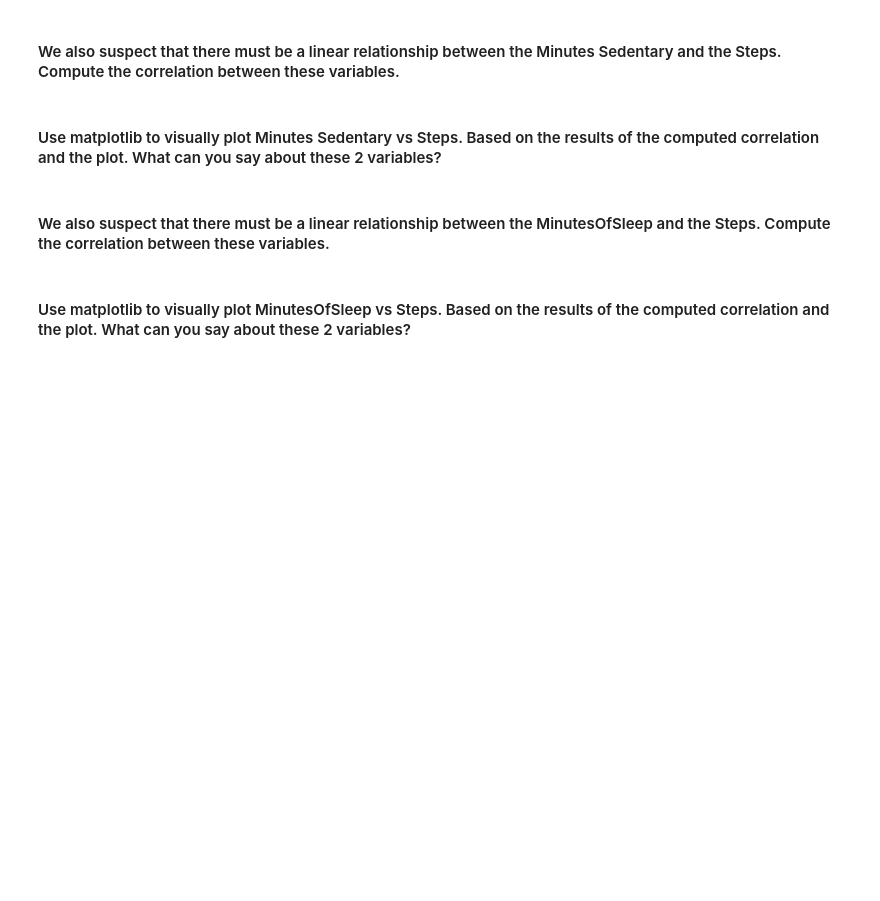
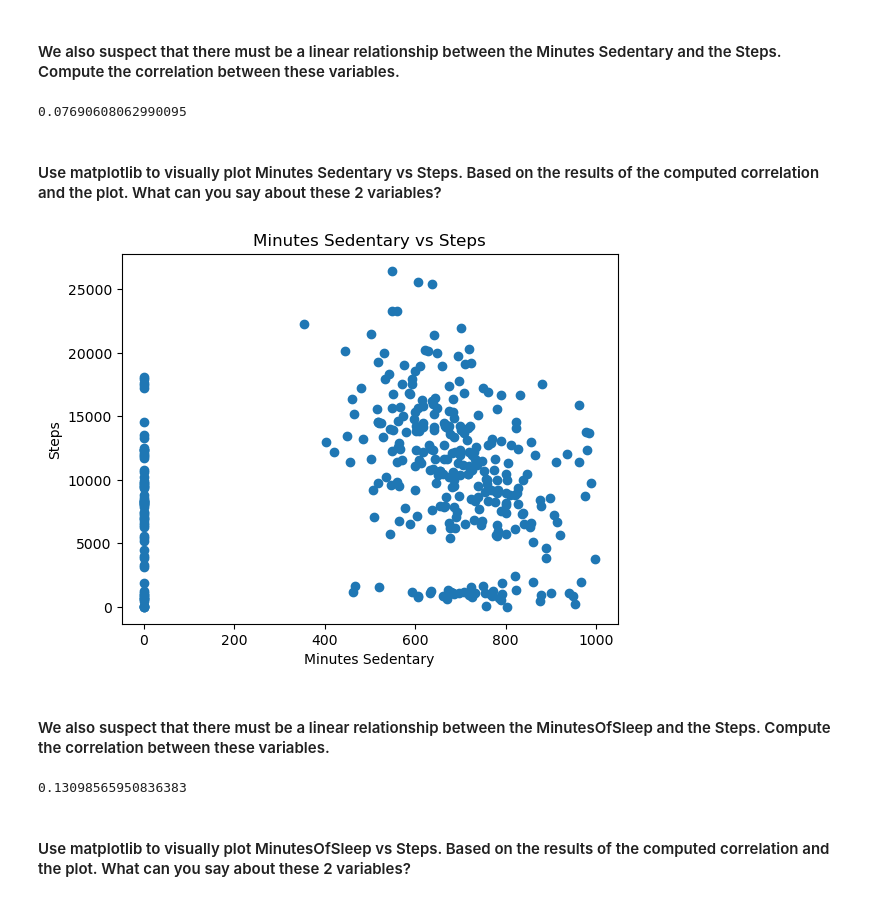
Before and after one commit to Ironhack-Data-Madrid-Abril-2023/5.1-lab_pivot_table_and_correlation, a Jupyter notebook: your_code/main.ipynb, the cells around one changed output. Drawn from its saved outputs; the diff is of its cells as text; code cells hidden in the pictures; blank space fills up the shorter version.

```diff
--- a/your_code/main.ipynb
+++ b/your_code/main.ipynb
@@ -207,2 +254,9 @@ Sales      associate    55.0      5
+# %%
+
+correlation = df1['Minutes Sedentary'].corr(df1['Steps'])
+
+correlation
+# %% [output]
+0.07690608062990095
 # %% [markdown]
 #### Use matplotlib to visually plot Minutes Sedentary vs Steps. Based on the results of the computed correlation and the plot. What can you say about these 2 variables?
@@ -211 +263,11 @@ Sales      associate    55.0      5
+# %%
+# your answer here
+plt.scatter(x=df1['Minutes Sedentary'], y=df1['Steps'])
+plt.xlabel('Minutes Sedentary')
+plt.ylabel('Steps')
+plt.title('Minutes Sedentary vs Steps')
+
+plt.show()
+# %% [output]
+[figure, added]
 # %%
@@ -214,5 +276,10 @@ Sales      associate    55.0      5
 #### We also suspect that there must be a linear relationship between the MinutesOfSleep and the Steps. Compute the correlation between these variables.
 # %%
 # your answer here
+correlation = df1['MinutesOfSleep'].corr(df1['Steps'])
+
+correlation
+# %% [output]
+0.13098565950836383
 # %% [markdown]
 #### Use matplotlib to visually plot MinutesOfSleep vs Steps. Based on the results of the computed correlation and the plot. What can you say about these 2 variables?
```
Also changed, not shown: parts of 32 cells of this notebook.
